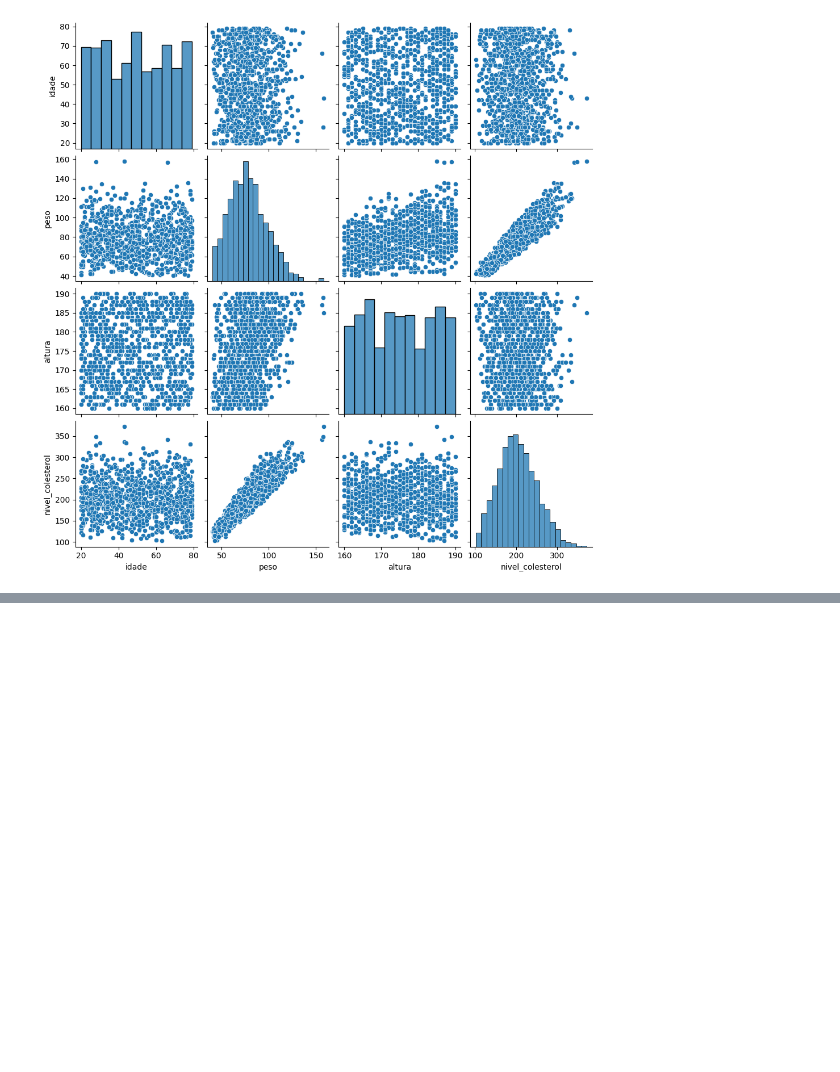
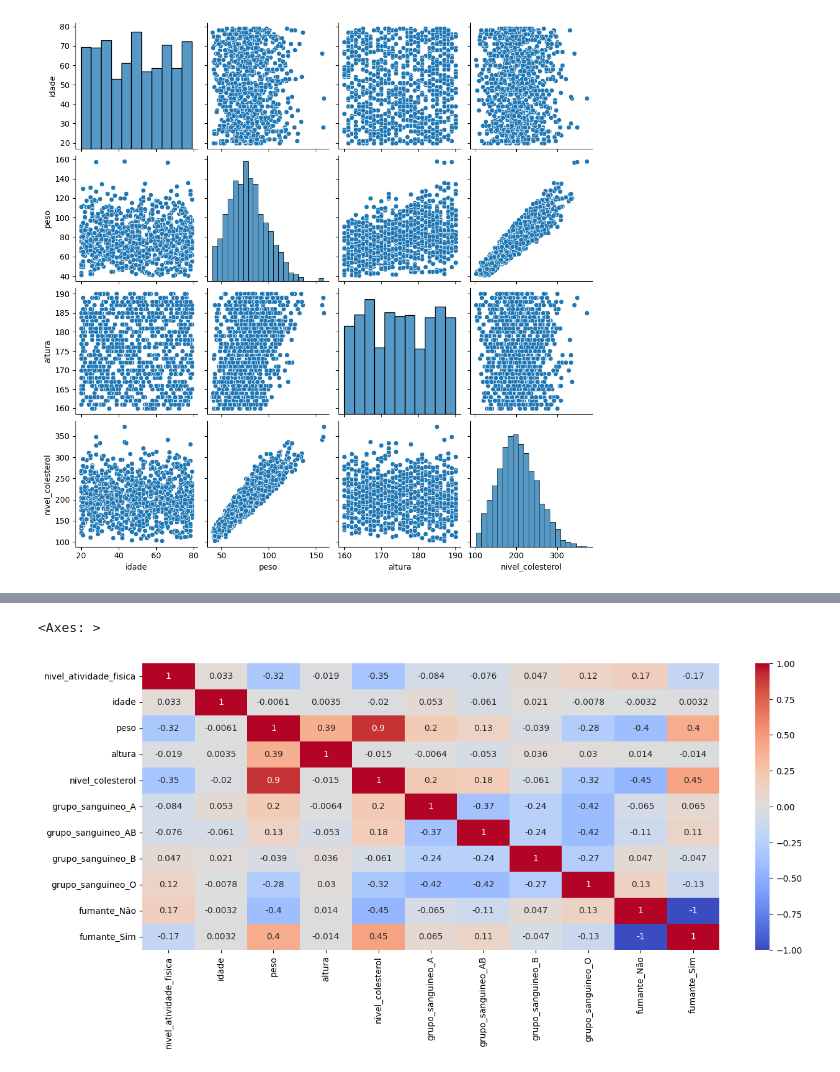
Before and after one commit to tauanbinato/machine_learning_studies, a Jupyter notebook: regressao_linear_multipla/modelo_colesterol.ipynb, the cells around one changed output, grey strips where cells are left out. Saved outputs shown, nothing was run; the diff lists cells and outputs as text; code cells hidden in the pictures; blank space fills up the shorter version.

```diff
--- a/regressao_linear_multipla/modelo_colesterol.ipynb
+++ b/regressao_linear_multipla/modelo_colesterol.ipynb
@@ -308,3 +308,6 @@ sns.pairplot(df_colesterol_eda)
 # %% [output]
 <seaborn.axisgrid.PairGrid at 0x...>
 [figure]
+# %%
+# Converter variáveis categorias nominais em numericas para facilitar a manipulação, usando o método de codificação One-Hot Encoding do Pandas
+df_colesterol_eda = pd.get_dummies(df_colesterol_eda, columns=['grupo_sanguineo', 'fumante'], dtype='int64')
@@ -310,0 +329,3 @@ sns.pairplot(df_colesterol_eda)
+# %%
+# Vamos converter a váriavel categorica ordinal (nivel_atividade_fisica) em numericar usando o factorize do Pandas
+df_colesterol_eda['nivel_atividade_fisica'] = pd.factorize(df_colesterol_eda['nivel_atividade_fisica'])[0] + 1
@@ -310,0 +347,7 @@ sns.pairplot(df_colesterol_eda)
+# %%
+# Mapa de calor com correlação entre as variáveis
+plt.figure(figsize=(15, 6))
+sns.heatmap(df_colesterol_eda.corr(), vmin=-1, vmax=1, annot=True, cmap='coolwarm')
+# %% [output]
+<Axes: >
+[figure, added]
```
Also changed, not shown: parts of 45 cells of this notebook, 3 other files.
